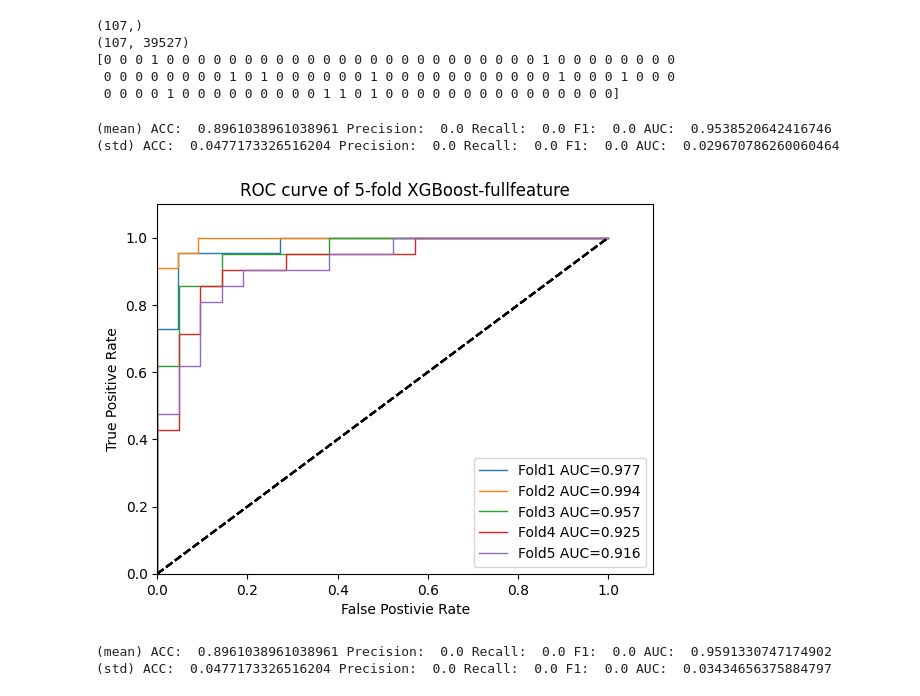
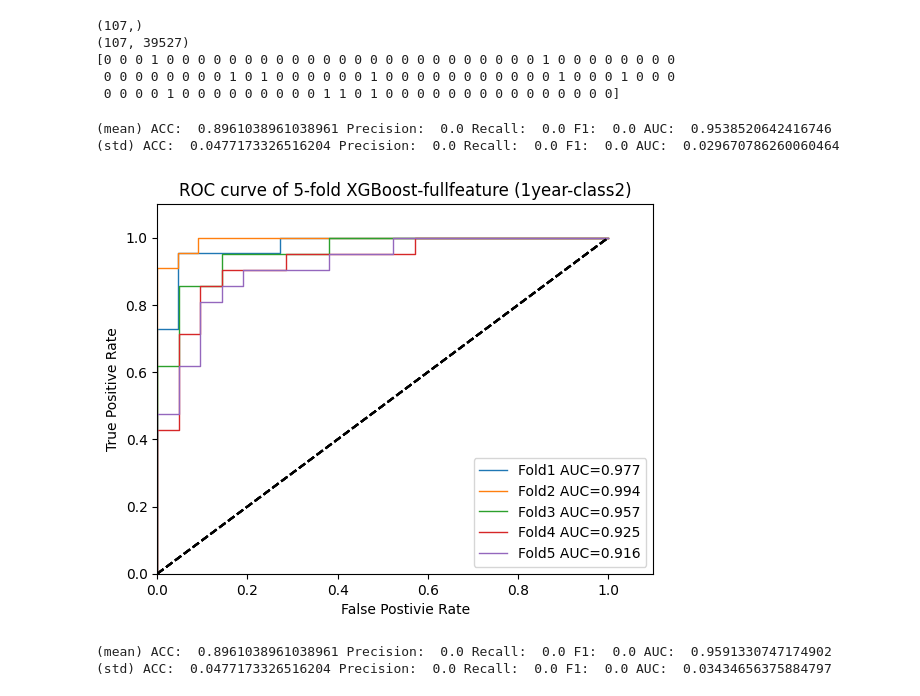
Before and after one commit to Liuzhe30/CHRP, a Jupyter notebook: experiment/01-machine-learning-2class.ipynb, the cells around one changed output. Drawn from its saved outputs; the diff is of its cells as text; code cells hidden in the pictures.

Commit message:
update figure titles

```diff
--- a/experiment/01-machine-learning-2class.ipynb
+++ b/experiment/01-machine-learning-2class.ipynb
@@ -100,36 +100,36 @@ recall_list = []
 f1_list = []
 auc_list = []
 
 for i in range(5): # 5-fold evaluation
     y_score = cv_result[i].argmax(axis=1)
     y_score_pro = cv_result[i] # (.., 2)
     y_one_hot = to_categorical(cv_label[i])
     y_score_one_hot = to_categorical(y_score)
 
     acc_list.append(accuracy_score(cv_label[i], y_score))
     precision_list.append(precision_score(cv_label[i], y_score))
     recall_list.append(recall_score(cv_label[i], y_score))
     f1_list.append(f1_score(cv_label[i], y_score))
 
     fpr, tpr, thresholds = roc_curve(y_one_hot.ravel(),y_score_pro.ravel())
     auc_list.append(auc(fpr, tpr))
 
     plt.plot(fpr, tpr, linewidth = 1,label='Fold' + str(i+1) + ' AUC=%.3f' % auc(fpr, tpr))
     plt.plot([0,1],[0,1], 'k--')
 
 print('(mean) ACC: ', np.mean(acc_list), 'Precision: ', np.mean(precision_list), 'Recall: ', np.mean(recall_list), 'F1: ', np.mean(f1_list), 'AUC: ', np.mean(auc_list))
 print('(std) ACC: ', np.std(acc_list), 'Precision: ', np.std(precision_list), 'Recall: ', np.std(recall_list), 'F1: ', np.std(f1_list), 'AUC: ', np.std(auc_list))
 plt.axis([0,1.1,0,1.1])
 plt.xlabel('False Postivie Rate')
 plt.ylabel('True Positive Rate')
 plt.legend(loc="lower right")
-plt.title('ROC curve of 5-fold '  + model_name + '-fullfeature')
-#plt.savefig('../images/class2/roc-5fold-' + model_name + '-fullfeature.png',dpi=300)
+plt.title('ROC curve of 5-fold '  + model_name + '-fullfeature (1year-class2)')
+plt.savefig('../images/class2/roc-5fold-' + model_name + '-fullfeature.png',dpi=300)
 plt.show()
 # %% [output]
 (mean) ACC:  0.8961038961038961 Precision:  0.0 Recall:  0.0 F1:  0.0 AUC:  0.9538520642416746
 (std) ACC:  0.0477173326516204 Precision:  0.0 Recall:  0.0 F1:  0.0 AUC:  0.029670786260060464
-[figure, old version]
+[figure, new version]
 # %%
 import lightgbm as lgb
 
```
Also changed, not shown: parts of 4 cells of this notebook, 1 other file.
